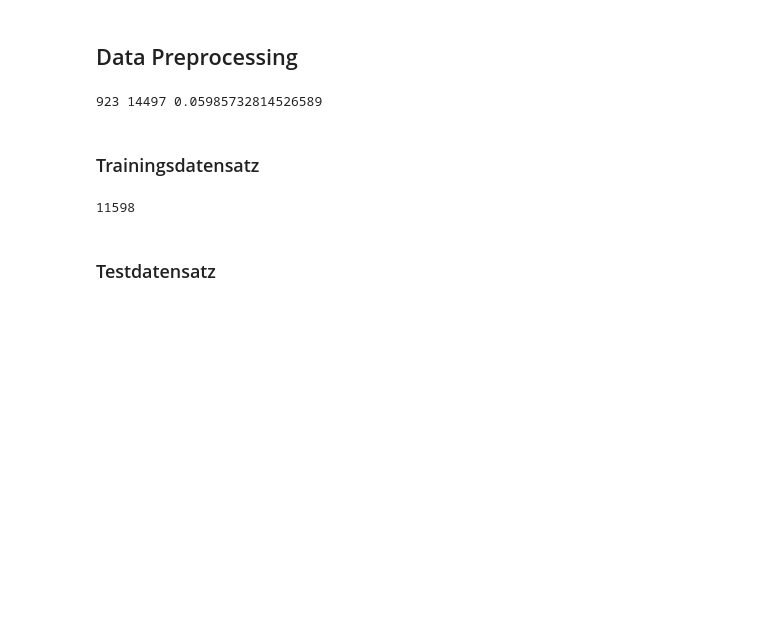
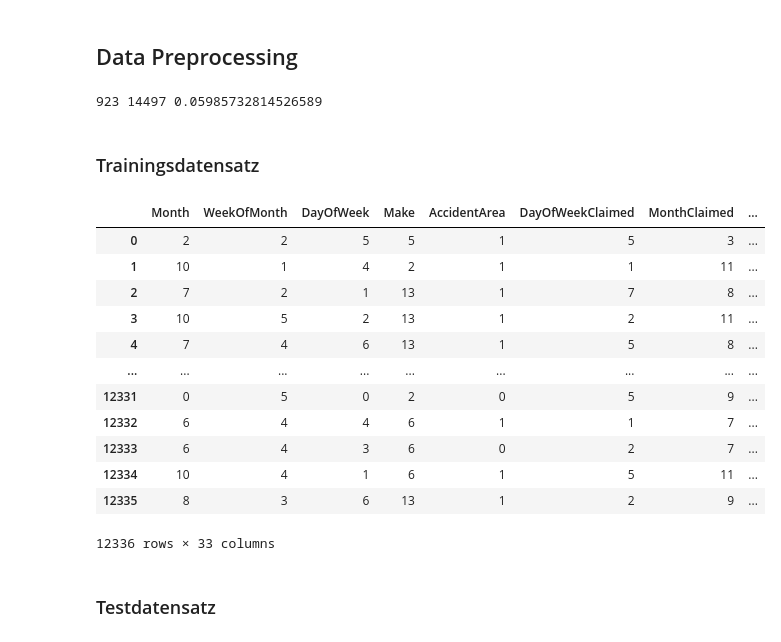
Before and after one commit to ArturBR03/car_insurance_fraud_detection, a Jupyter notebook: fraud.ipynb, the cells around one changed output. Cells and saved outputs as stored; diff of their text form; code cells hidden in the pictures; blank space fills up the shorter version.

```diff
--- a/fraud.ipynb
+++ b/fraud.ipynb
@@ -46,15 +57,35 @@ neg_samples = non_frauds_df
 
 pos_samples = pos_samples.sample(frac=1, random_state=42).reset_index(drop=True)
 neg_samples = neg_samples.sample(frac=1, random_state=42).reset_index(drop=True)
-
-num_pos = round(len(neg_samples) * 0.8)
-num_neg = round(len(pos_samples) * 0.8)
-
-pos_samples = pos_samples.head(num_pos)
-
-num_pos
-# %% [output]
-11598
+# %%
+num_pos = round(len(pos_samples) * 0.8)
+num_neg = round(len(neg_samples) * 0.8)
+
+train_pos_samples = pos_samples.head(num_pos)
+train_neg_samples = neg_samples.head(num_neg)
+
+train_df = pd.concat(
+    [train_pos_samples, train_neg_samples],
+    ignore_index=True
+)
+
+train_df.sample(frac=1, random_state=42).reset_index(drop=True)
+
+#train_pos_samples.to_parquet(data_path, index=False)
+# %% [output]
+|  | Month | WeekOfMonth | DayOfWeek | Make | AccidentArea | DayOfWeekClaimed | MonthClaimed | ... |
+| 0 | 2 | 2 | 5 | 5 | 1 | 5 | 3 | ... |
+| 1 | 10 | 1 | 4 | 2 | 1 | 1 | 11 | ... |
+| 2 | 7 | 2 | 1 | 13 | 1 | 7 | 8 | ... |
+| 3 | 10 | 5 | 2 | 13 | 1 | 2 | 11 | ... |
+| 4 | 7 | 4 | 6 | 13 | 1 | 5 | 8 | ... |
+| ... | ... | ... | ... | ... | ... | ... | ... | ... |
+| 12331 | 0 | 5 | 0 | 2 | 0 | 5 | 9 | ... |
+| 12332 | 6 | 4 | 4 | 6 | 1 | 1 | 7 | ... |
+| 12333 | 6 | 4 | 3 | 6 | 0 | 2 | 7 | ... |
+| 12334 | 10 | 4 | 1 | 6 | 1 | 5 | 11 | ... |
+| 12335 | 8 | 3 | 6 | 13 | 1 | 2 | 9 | ... |
+12336 rows × 33 columns
 # %% [markdown]
 ### Testdatensatz
 # %%
```
Also changed, not shown: parts of 9 cells of this notebook, 3 other files.
